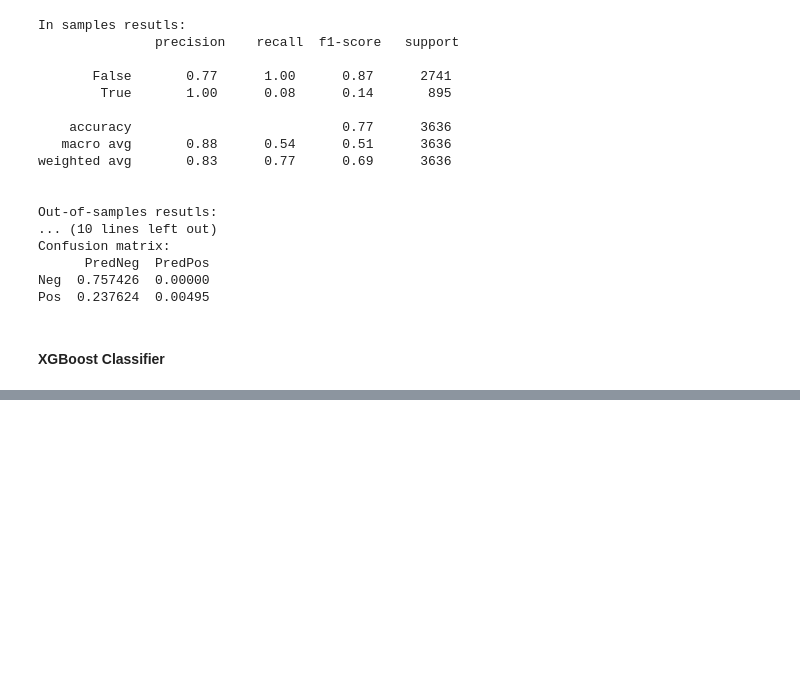
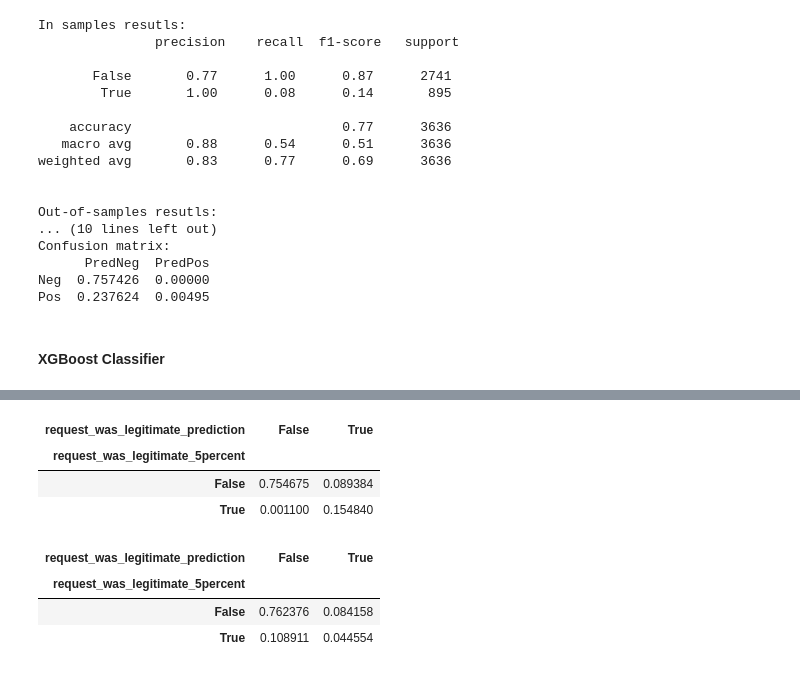
Before and after one commit to vanAkim/ADPA, a Jupyter notebook: notebooks/Random Act of Pizza NLP.ipynb, the cells around one changed output, grey strips where cells are left out. Cells and saved outputs as stored; diff of their text form; code cells hidden in the pictures; blank space fills up the shorter version.

```diff
--- a/notebooks/Random Act of Pizza NLP.ipynb
+++ b/notebooks/Random Act of Pizza NLP.ipynb
@@ -825,7 +847,7 @@ def create_lotr_preproc(numerical_features, post_feature, title_feature, scaler_
                                       tokenizer=word_tokenize,
                                       token_pattern=None,
                                       stop_words=list(stopwords_en),
-                                      min_df=3,
+                                      min_df=4,
                                       ngram_range=(1, 2))
     text_tfidf = TfidfTransformer()
     steps = [('text_count', text_vectorizer), ('text_tfidf', text_tfidf), ('text_reduc', reducter), ('text_scaler', scaler_text)]
@@ -1031,0 +1058,2 @@ Pipeline([('preproc', create_lotr_preproc(numerical_features=X_train_lotr.select
+# %%
+xgb_lotr_model = xgb_lotr_gridCV.best_estimator_
@@ -1031,0 +1130,16 @@ Pipeline([('preproc', create_lotr_preproc(numerical_features=X_train_lotr.select
+# %%
+pd.crosstab(X_train_retro["request_was_legitimate_5percent"], yhat_train.astype(bool),
+            normalize=True)
+# %% [output]
+| request_was_legitimate_prediction | False | True |
+| request_was_legitimate_5percent |  |  |
+| False | 0.754675 | 0.089384 |
+| True | 0.001100 | 0.154840 |
+# %%
+pd.crosstab(X_val_retro["request_was_legitimate_5percent"], yhat_val.astype(bool),
+            normalize=True)
+# %% [output]
+| request_was_legitimate_prediction | False | True |
+| request_was_legitimate_5percent |  |  |
+| False | 0.762376 | 0.084158 |
+| True | 0.108911 | 0.044554 |
```
Also changed, not shown: parts of 25 cells of this notebook.
